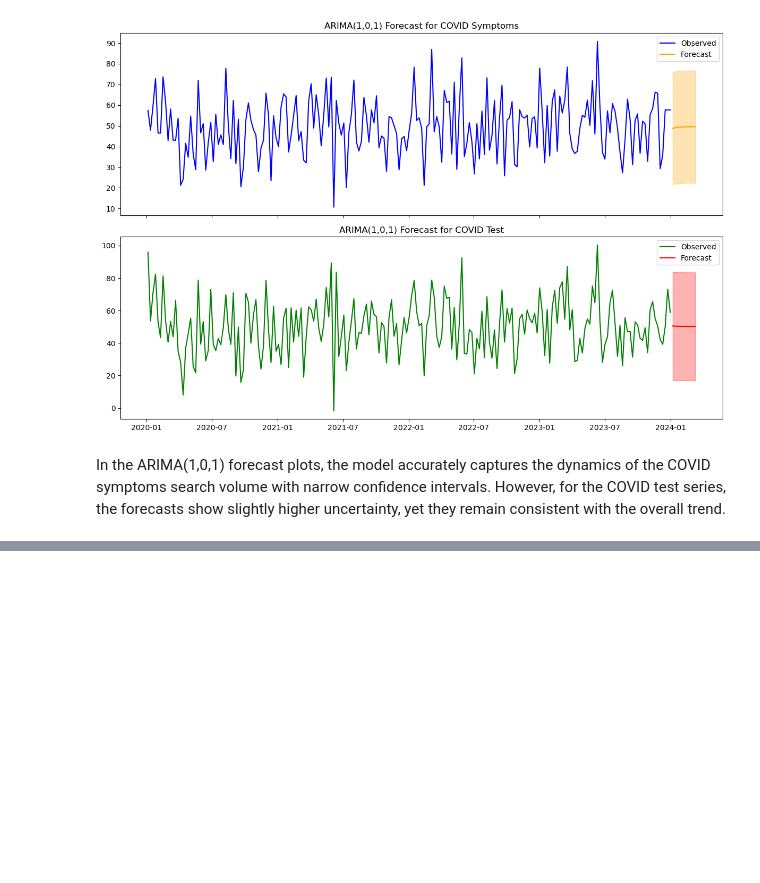
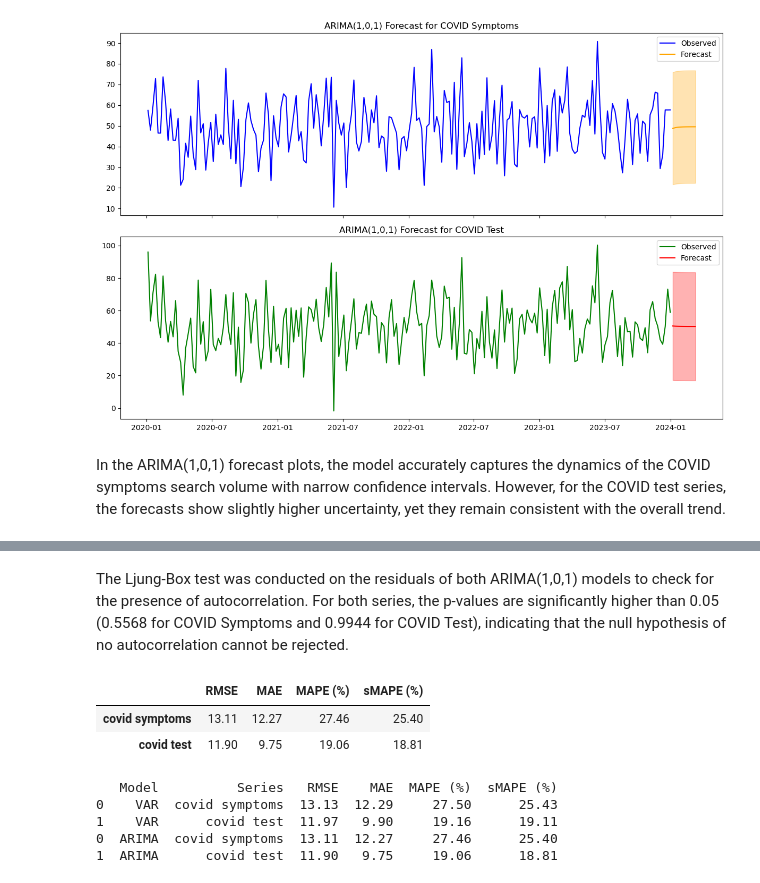
Before and after one commit to sevintanerdi/TSAproject, a Jupyter notebook: TSA_analysis.ipynb, the cells around one changed output, grey strips where cells are left out. Cells and saved outputs as stored; diff of their text form; code cells hidden in the pictures; blank space fills up the shorter version.

```diff
--- a/TSA_analysis.ipynb
+++ b/TSA_analysis.ipynb
@@ -854,0 +913,62 @@ In the ARIMA(1,0,1) forecast plots, the model accurately captures the dynamics o
+# %% [markdown]
+The Ljung-Box test was conducted on the residuals of both ARIMA(1,0,1) models to check for the presence of autocorrelation. For both series, the p-values are significantly higher than 0.05 (0.5568 for COVID Symptoms and 0.9944 for COVID Test), indicating that the null hypothesis of no autocorrelation cannot be rejected.
+# %%
+true_symptoms = test_data['covid symptoms'].values
+forecast_symptoms_arima = forecast_symptoms_mean.values
+
+true_test = test_data['covid test'].values
+forecast_test_arima = forecast_test_mean.values
+# %%
+def mape(y_true, y_pred):
+
+    return np.mean(np.abs((y_true - y_pred) / y_true)) * 100
+
+def smape(y_true, y_pred):
+
+    return 100/len(y_true) * np.sum(2 * np.abs(y_pred - y_true) / (np.abs(y_true) + np.abs(y_pred)))
+
+# Calculate RMSE, MAE, MAPE, sMAPE for ARIMA forecast of covid symptoms
+rmse_symptoms_arima = np.sqrt(mean_squared_error(true_symptoms, forecast_symptoms_arima))
+mae_symptoms_arima = mean_absolute_error(true_symptoms, forecast_symptoms_arima)
+mape_symptoms_arima = mape(true_symptoms, forecast_symptoms_arima)
+smape_symptoms_arima = smape(true_symptoms, forecast_symptoms_arima)
+
+# Calculate the same metrics for covid test series
+rmse_test_arima = np.sqrt(mean_squared_error(true_test, forecast_test_arima))
+mae_test_arima = mean_absolute_error(true_test, forecast_test_arima)
+mape_test_arima = mape(true_test, forecast_test_arima)
+smape_test_arima = smape(true_test, forecast_test_arima)
+
+# Combine all results into a comparison DataFrame
+metrics_arima = pd.DataFrame({
+'RMSE': [rmse_symptoms_arima, rmse_test_arima],
+'MAE': [mae_symptoms_arima, mae_test_arima],
+'MAPE (%)': [mape_symptoms_arima, mape_test_arima],
+'sMAPE (%)': [smape_symptoms_arima, smape_test_arima]
+}, index=['covid symptoms', 'covid test'])
+
+# Display rounded results
+metrics_arima.round(2)
+# %% [output]
+|  | RMSE | MAE | MAPE (%) | sMAPE (%) |
+| covid symptoms | 13.11 | 12.27 | 27.46 | 25.40 |
+| covid test | 11.90 | 9.75 | 19.06 | 18.81 |
+# %%
+metrics_var['Model'] = 'VAR'
+metrics_arima['Model'] = 'ARIMA'
+
+metrics_var_reset = metrics_var.reset_index()
+metrics_arima_reset = metrics_arima.reset_index()
+
+combined_metrics = pd.concat([metrics_var_reset, metrics_arima_reset])
+
+combined_metrics = combined_metrics.rename(columns={'index': 'Series'})
+combined_metrics = combined_metrics[['Model', 'Series', 'RMSE', 'MAE', 'MAPE (%)', 'sMAPE (%)']]
+
+print(combined_metrics.round(2))
+# %% [output]
+   Model          Series   RMSE    MAE  MAPE (%)  sMAPE (%)
+0    VAR  covid symptoms  13.13  12.29     27.50      25.43
+1    VAR      covid test  11.97   9.90     19.16      19.11
+0  ARIMA  covid symptoms  13.11  12.27     27.46      25.40
+1  ARIMA      covid test  11.90   9.75     19.06      18.81
```
Also changed, not shown: parts of 6 cells of this notebook.
